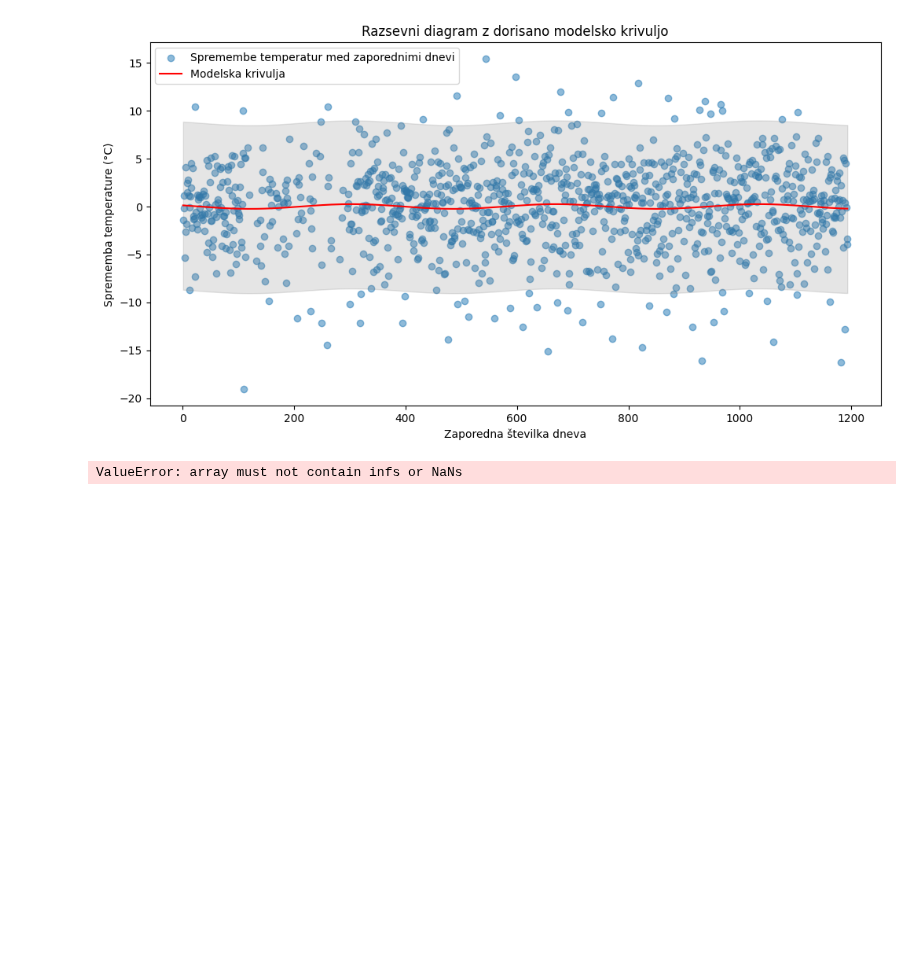
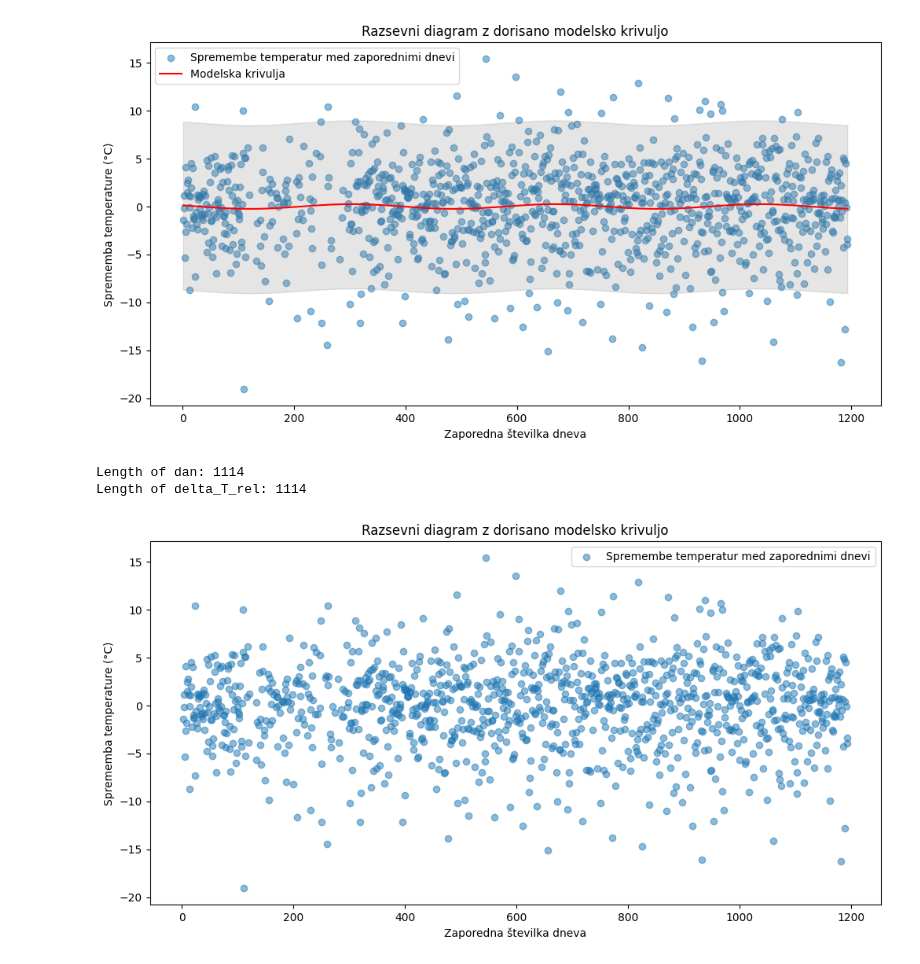
Before and after one commit to LukaLjevar/projektna_statistika, a Jupyter notebook: Temp_MN.ipynb, the cells around one changed output. Cells and saved outputs as stored; diff of their text form; code cells hidden in the pictures; blank space fills up the shorter version.

```diff
--- a/Temp_MN.ipynb
+++ b/Temp_MN.ipynb
@@ -191,36 +191,29 @@ df = df.sort_values('DAN')
 # Izračunaj spremembe temperatur med zaporednimi dnevi (delta_T)
 df['delta_T'] = df['TEMP'].diff()
 df['delta_DAN'] = df['DAN'].diff()
-df['delta_T_rel'] = df['delta_T'] - df['delta_DAN']
-delta_T_rel= df['delta_T_rel']
-# Sezonski model za spremembe
-def model_sprememb(t, b1, b2):
-    return b1 * np.sin(2 * np.pi * t / 365.25) + b2 * np.cos(2 * np.pi * t / 365.25) # CENTRIRANA: konstantni člen = 0
+df['delta_T_rel'] = df['delta_T'] / df['delta_DAN']
+delta_T_rel= df['delta_T_rel'].iloc[1:]
 
-# Prileganje modela
-popt, _ = curve_fit(model_sprememb, dan, delta_T_rel)
-ostanki = delta_T_rel - model_sprememb(dan, *popt)
-n = len(ostanki)
-kvadrati_ostankov = np.square(ostanki)
-vsota = np.sum(kvadrati_ostankov)
-sigma = np.sqrt(vsota / (n - 1)) #nepristranska cenilka za std. odklon
-pov = ostanki.mean()
+dan = df["DAN"].iloc[1:]
 
-
-# Napoved za naslednji dan (1195)
-naslednji_dan = 1195
-delta_pred = model_sprememb(naslednji_dan, *popt)
-T_pred = df['TEMP'].iloc[-1] + delta_pred
-
-# 95% napovedni interval za naslednji dan
-
-sp_meja2 = T_pred + pov - 1.96 * sigma * np.sqrt(1 + 1/n)
-zg_meja2 = T_pred + pov + 1.96 * sigma * np.sqrt(1 + 1/n)
-interval = (sp_meja2, zg_meja2)
-print(f"Napoved za dan {naslednji_dan} (dan v letu {naslednji_dan}): {T_pred:.2f}")
-print(f"95% napovedni interval (model sprememb): {interval}")
-print(f"opimalni parametri: {popt}")
-print(sigma)
-print(pov)
+print("Length of dan:", len(dan))
+print("Length of delta_T_rel:", len(delta_T_rel))
 # %% [output]
-ValueError: array must not contain infs or NaNs
+Length of dan: 1114
+Length of delta_T_rel: 1114
+# %%
+import matplotlib.pyplot as plt
+
+# Razsevni diagram sprememb temperatur
+plt.figure(figsize=(12, 6))
+plt.scatter(dan, delta_T_rel, label='Spremembe temperatur med zaporednimi dnevi', alpha=0.5)
+
+# Add labels and legend
+plt.xlabel('Zaporedna številka dneva')
+plt.ylabel('Sprememba temperature (°C)')
+plt.title('Razsevni diagram z dorisano modelsko krivuljo')
+plt.legend()
+# Osenčeni napovedni interval
+plt.show()
+# %% [output]
+[figure, added]
```
Also changed, not shown: parts of 4 cells of this notebook.
